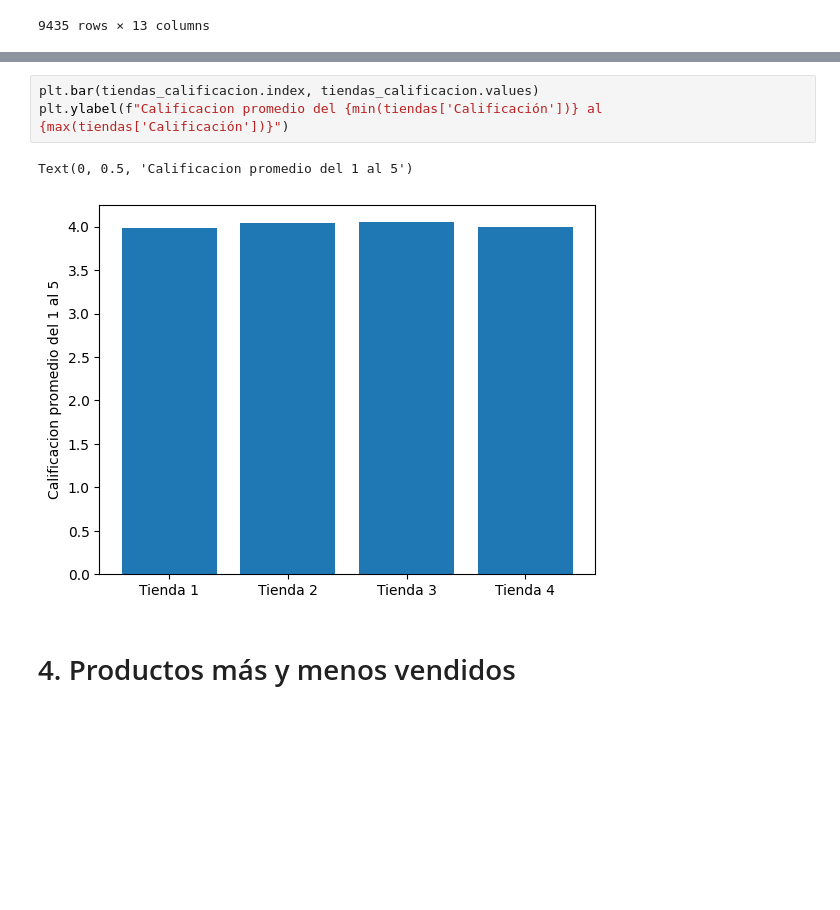
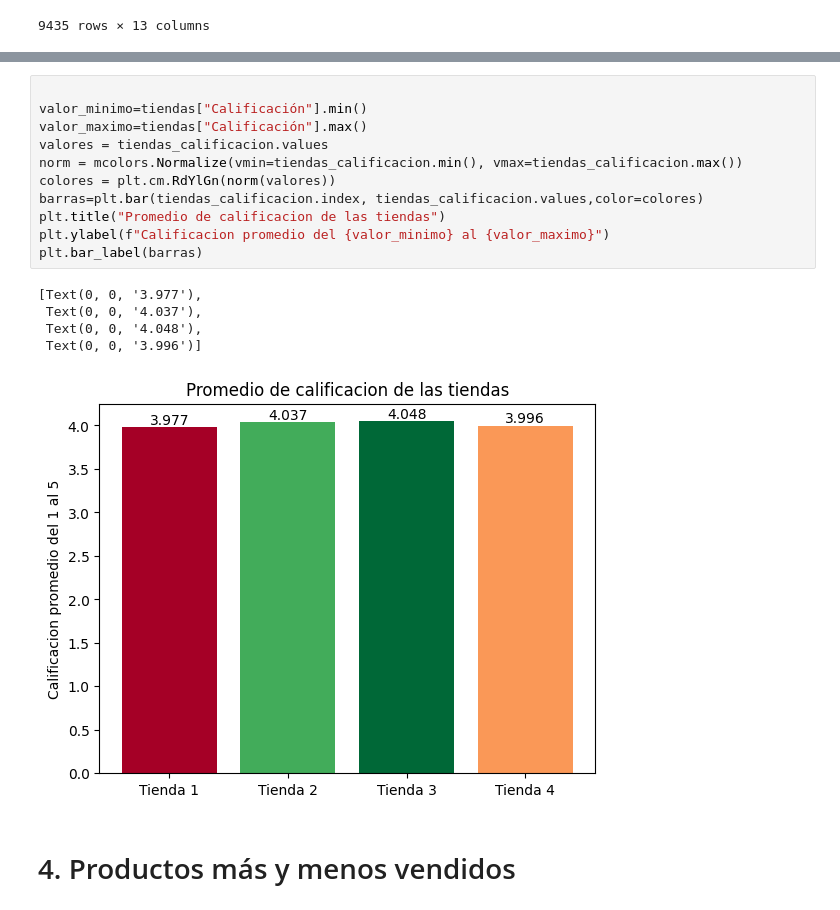
Before and after one commit to JairoCJN/Store-Analysis, a Jupyter notebook: challenge1-data-science-latam/AluraStoreLatam.ipynb, the cells around one changed output, grey strips where cells are left out. Cells and saved outputs as stored; diff of their text form; blank space fills up the shorter version.

```diff
--- a/challenge1-data-science-latam/AluraStoreLatam.ipynb
+++ b/challenge1-data-science-latam/AluraStoreLatam.ipynb
@@ -261,10 +262,21 @@ tiendas_calificacion
 dtype: float64
-# %%
-plt.bar(tiendas_calificacion.index, tiendas_calificacion.values)
-plt.ylabel(f"Calificacion promedio del {min(tiendas['Calificación'])} al {max(tiendas['Calificación'])}")
-# %% [output]
-Text(0, 0.5, 'Calificacion promedio del 1 al 5')
-[figure, removed]
+# %%
+
+valor_minimo=tiendas["Calificación"].min()
+valor_maximo=tiendas["Calificación"].max()
+valores = tiendas_calificacion.values
+norm = mcolors.Normalize(vmin=tiendas_calificacion.min(), vmax=tiendas_calificacion.max())
+colores = plt.cm.RdYlGn(norm(valores))
+barras=plt.bar(tiendas_calificacion.index, tiendas_calificacion.values,color=colores)
+plt.title("Promedio de calificacion de las tiendas")
+plt.ylabel(f"Calificacion promedio del {valor_minimo} al {valor_maximo}")
+plt.bar_label(barras)
+# %% [output]
+[Text(0, 0, '3.977'),
+ Text(0, 0, '4.037'),
+ Text(0, 0, '4.048'),
+ Text(0, 0, '3.996')]
+[figure, added]
 # %% [markdown]
 # 4. Productos más y menos vendidos
 # %% [markdown]
```
Also changed, not shown: parts of 2 cells of this notebook.
